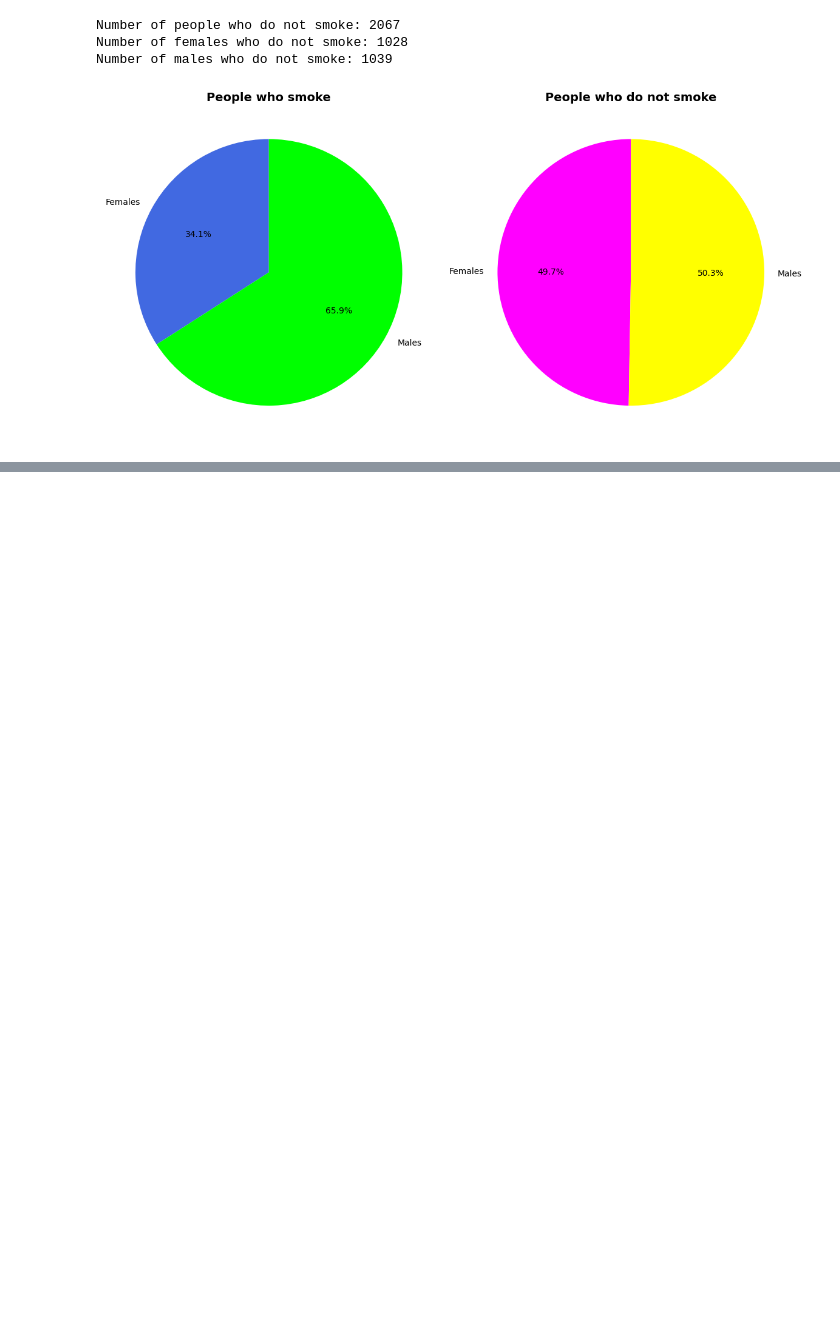
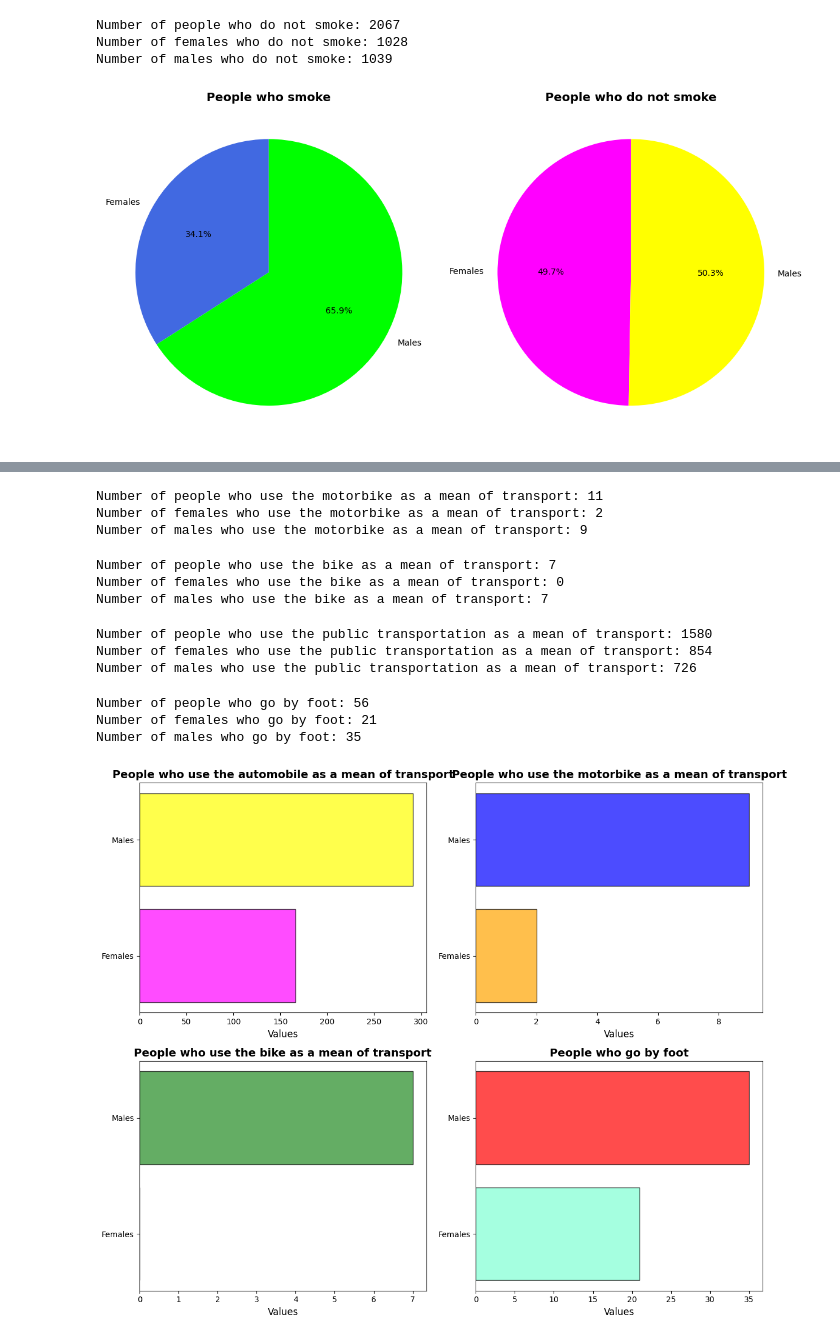
Before and after one commit to letizialanza01/SR_Obesity_Project, a Jupyter notebook: SR_Obesity_Project.ipynb, the cells around one changed output, grey strips where cells are left out. Drawn from its saved outputs; the diff is of its cells as text; code cells hidden in the pictures; blank space fills up the shorter version.

```diff
--- a/SR_Obesity_Project.ipynb
+++ b/SR_Obesity_Project.ipynb
@@ -560,0 +633,75 @@ pd.pivot_table(obesity_df,index=['NObeyesdad'],columns='Gender',values='FAF',mar
+# %%
+motorbike = obesity_df[obesity_df['MTRANS'] == 'Motorbike']['MTRANS'].count()
+print('Number of people who use the motorbike as a mean of transport:', motorbike)
+
+females_motorbike = obesity_df[(obesity_df['Gender'] == 'Female') & (obesity_df['MTRANS'] == 'Motorbike')]['MTRANS'].count()
+print('Number of females who use the motorbike as a mean of transport:', females_motorbike)
+
+males_motorbike = obesity_df[(obesity_df['Gender'] == 'Male') & (obesity_df['MTRANS'] == 'Motorbike')]['MTRANS'].count()
+print('Number of males who use the motorbike as a mean of transport:', males_motorbike)
+# %% [output]
+Number of people who use the motorbike as a mean of transport: 11
+Number of females who use the motorbike as a mean of transport: 2
+Number of males who use the motorbike as a mean of transport: 9
+# %%
+bike = obesity_df[obesity_df['MTRANS'] == 'Bike']['MTRANS'].count()
+print('Number of people who use the bike as a mean of transport:', bike)
+
+females_bike = obesity_df[(obesity_df['Gender'] == 'Female') & (obesity_df['MTRANS'] == 'Bike')]['MTRANS'].count()
+print('Number of females who use the bike as a mean of transport:', females_bike)
+
+males_bike = obesity_df[(obesity_df['Gender'] == 'Male') & (obesity_df['MTRANS'] == 'Bike')]['MTRANS'].count()
+print('Number of males who use the bike as a mean of transport:', males_bike)
+# %% [output]
+Number of people who use the bike as a mean of transport: 7
+Number of females who use the bike as a mean of transport: 0
+Number of males who use the bike as a mean of transport: 7
+# %%
+public_transportation = obesity_df[obesity_df['MTRANS'] == 'Public_Transportation']['MTRANS'].count()
+print('Number of people who use the public transportation as a mean of transport:', public_transportation)
+
+females_public_transportation = obesity_df[(obesity_df['Gender'] == 'Female') & (obesity_df['MTRANS'] == 'Public_Transportation')]['MTRANS'].count()
+print('Number of females who use the public transportation as a mean of transport:', females_public_transportation)
+
+males_public_transportation = obesity_df[(obesity_df['Gender'] == 'Male') & (obesity_df['MTRANS'] == 'Public_Transportation')]['MTRANS'].count()
+print('Number of males who use the public transportation as a mean of transport:', males_public_transportation)
+# %% [output]
+Number of people who use the public transportation as a mean of transport: 1580
+Number of females who use the public transportation as a mean of transport: 854
+Number of males who use the public transportation as a mean of transport: 726
+# %%
+walking = obesity_df[obesity_df['MTRANS'] == 'Walking']['MTRANS'].count()
+print('Number of people who go by foot:', walking)
+
+females_walking = obesity_df[(obesity_df['Gender'] == 'Female') & (obesity_df['MTRANS'] == 'Walking')]['MTRANS'].count()
+print('Number of females who go by foot:', females_waliking)
+
+males_walking = obesity_df[(obesity_df['Gender'] == 'Male') & (obesity_df['MTRANS'] == 'Walking')]['MTRANS'].count()
+print('Number of males who go by foot:', males_walking)
+# %% [output]
+Number of people who go by foot: 56
+Number of females who go by foot: 21
+Number of males who go by foot: 35
+# %%
+fig, axs = plt.subplots(2, 2, figsize=(12, 10))
+
+axs[0, 0].barh(y = (0, 1), width = (females_automobile.tolist(), males_automobile.tolist()), color = ('#FF00FF', '#FFFF00'), edgecolor = 'black', linewidth = 1, alpha = 0.7, tick_label = ('Females', 'Males'))
+axs[0, 0].set_title('People who use the automobile as a mean of transport', fontsize = 14, fontweight = 'bold', color = 'black')
+axs[0, 0].set_xlabel('Values', fontsize = 12)
+
+axs[0, 1].barh(y = (0, 1), width = (females_motorbike.tolist(), males_motorbike.tolist()), color = ('#FFA500', '#0000FF'), edgecolor = 'black', linewidth = 1, alpha = 0.7, tick_label = ('Females', 'Males'))
+axs[0, 1].set_title('People who use the motorbike as a mean of transport', fontsize = 14, fontweight = 'bold', color = 'black')
+axs[0, 1].set_xlabel('Values', fontsize = 12)
+
+axs[1, 0].barh(y = (0, 1), width = (females_bike.tolist(), males_bike.tolist()), color = ('#00FFFF', '#228B22'), edgecolor = 'black', linewidth = 1, alpha = 0.7, tick_label = ('Females', 'Males'))
+axs[1, 0].set_title('People who use the bike as a mean of transport', fontsize = 14, fontweight = 'bold', color = 'black')
+axs[1, 0].set_xlabel('Values', fontsize = 12)
+
+axs[1, 1].barh(y = (0, 1), width = (females_walking.tolist(), males_walking.tolist()), color = ('#7FFFD4', '#FF0000'), edgecolor = 'black', linewidth = 1, alpha = 0.7, tick_label = ('Females', 'Males'))
+axs[1, 1].set_title('People who go by foot', fontsize = 14, fontweight = 'bold', color = 'black')
+axs[1, 1].set_xlabel('Values', fontsize = 12)
+
+plt.tight_layout()
+plt.show()
+# %% [output]
+[figure, added]
```
Also changed, not shown: parts of 14 cells of this notebook.
